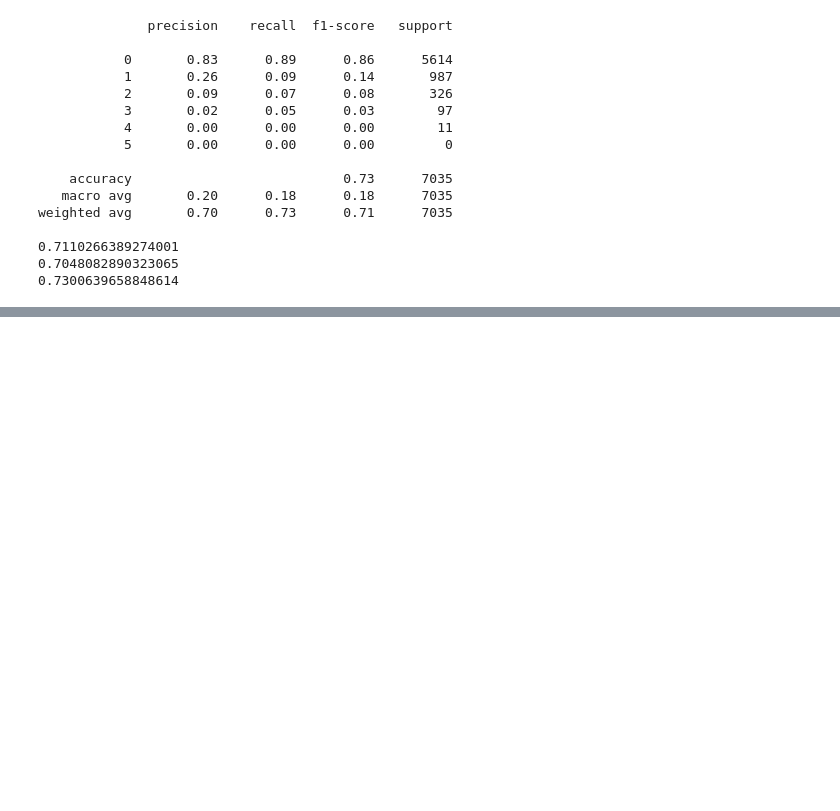
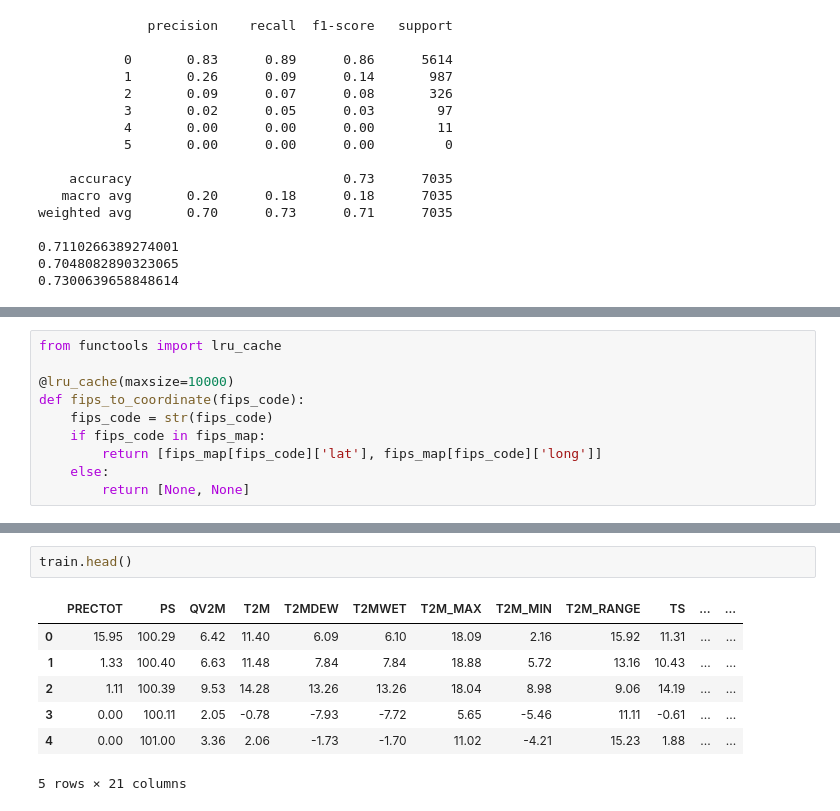
Before and after one commit to babusid/ECE461P_Project, a Jupyter notebook: models/exploration.ipynb, the cells around one changed output, grey strips where cells are left out. Saved outputs shown, nothing was run; the diff lists cells and outputs as text; blank space fills up the shorter version.

```diff
--- a/models/exploration.ipynb
+++ b/models/exploration.ipynb
@@ -255,0 +268,10 @@ weighted avg       0.70      0.73      0.71      7035
+# %%
+from functools import lru_cache
+
+@lru_cache(maxsize=10000)
+def fips_to_coordinate(fips_code):
+    fips_code = str(fips_code)
+    if fips_code in fips_map:
+        return [fips_map[fips_code]['lat'], fips_map[fips_code]['long']]
+    else:
+        return [None, None]
@@ -255,0 +296,10 @@ weighted avg       0.70      0.73      0.71      7035
+# %%
+train.head()
+# %% [output]
+|  | PRECTOT | PS | QV2M | T2M | T2MDEW | T2MWET | T2M_MAX | T2M_MIN | T2M_RANGE | TS | ... | ... |
+| 0 | 15.95 | 100.29 | 6.42 | 11.40 | 6.09 | 6.10 | 18.09 | 2.16 | 15.92 | 11.31 | ... | ... |
+| 1 | 1.33 | 100.40 | 6.63 | 11.48 | 7.84 | 7.84 | 18.88 | 5.72 | 13.16 | 10.43 | ... | ... |
+| 2 | 1.11 | 100.39 | 9.53 | 14.28 | 13.26 | 13.26 | 18.04 | 8.98 | 9.06 | 14.19 | ... | ... |
+| 3 | 0.00 | 100.11 | 2.05 | -0.78 | -7.93 | -7.72 | 5.65 | -5.46 | 11.11 | -0.61 | ... | ... |
+| 4 | 0.00 | 101.00 | 3.36 | 2.06 | -1.73 | -1.70 | 11.02 | -4.21 | 15.23 | 1.88 | ... | ... |
+5 rows × 21 columns
```
Also changed, not shown: parts of 11 cells of this notebook, 7 other files.
